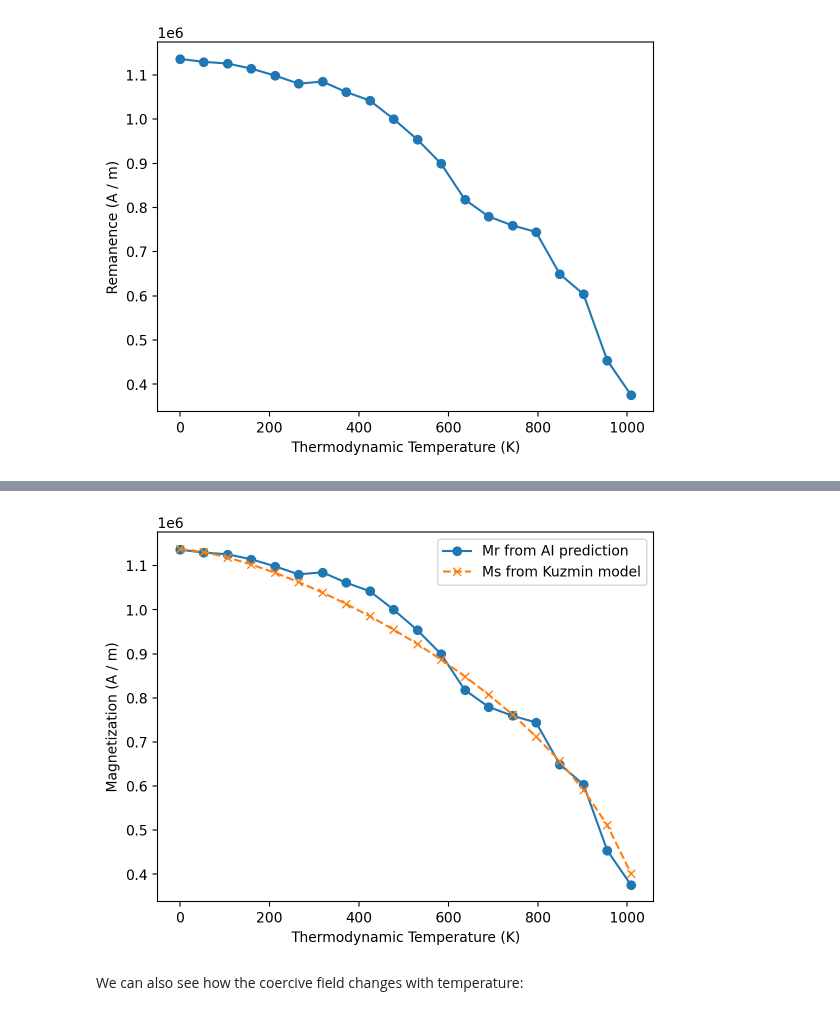
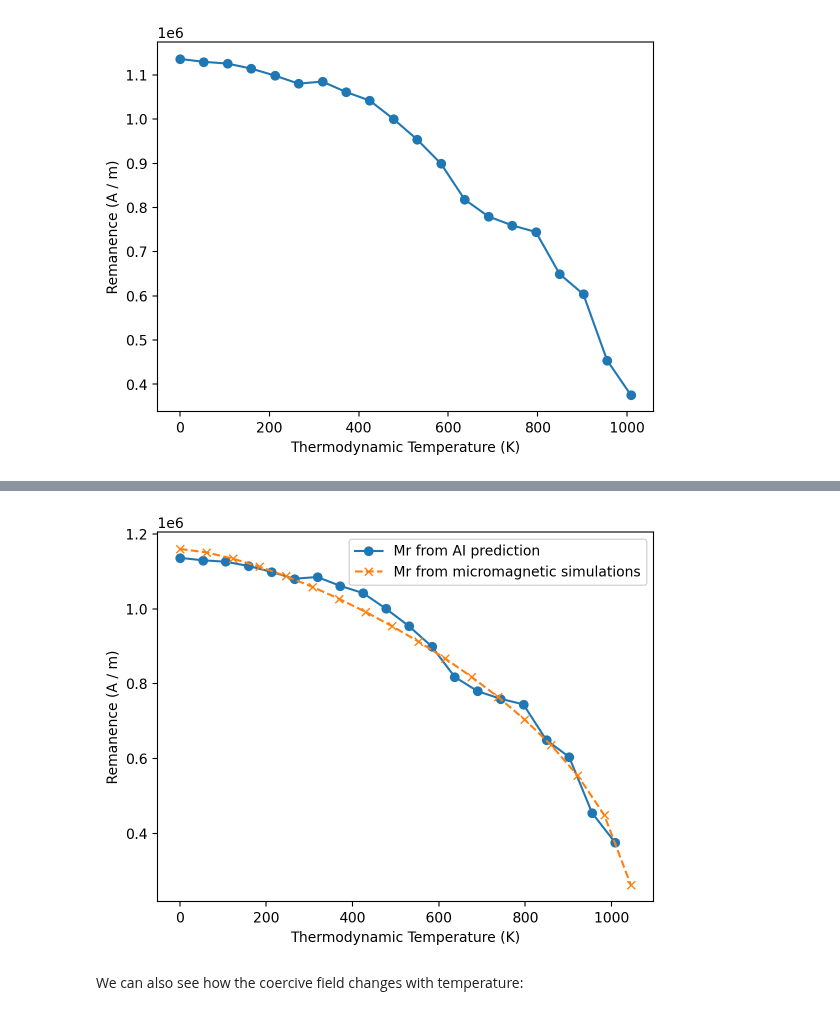
Before and after one commit to MaMMoS-project/mammos, a Jupyter notebook: examples/hard-magnet-ai-surrogate-model.ipynb, the cells around one changed output, grey strips where cells are left out. Cells and saved outputs as stored; diff of their text form; code cells hidden in the pictures.

```diff
--- a/examples/hard-magnet-ai-surrogate-model.ipynb
+++ b/examples/hard-magnet-ai-surrogate-model.ipynb
@@ -115,0 +116,3 @@ We known that the remanence Mr for hard magnets is approximately the saturation
+# %%
+properties_mumag = me.io.entities_from_file("data/hard-magnet-ai-surrogate-model/hystloop_extrinsic_properties.csv")
+properties_mumag
@@ -116,11 +137,17 @@ We known that the remanence Mr for hard magnets is approximately the saturation
 # %%
 plt.plot(T, results_ai.Mr.value, linestyle="-", marker="o", label="Mr from AI prediction")
-plt.plot(T, results_kuzmin.Ms(T).value, linestyle="--", marker="x", label="Ms from Kuzmin model")
+plt.plot(
+    properties_mumag.T.value,
+    properties_mumag.Mr.value,
+    linestyle="--",
+    marker="x",
+    label="Mr from micromagnetic simulations",
+)
 plt.xlabel(me.T().axis_label)
-plt.ylabel(me.M().axis_label)
+plt.ylabel(me.Mr().axis_label)
 plt.legend();
 # %% [output]
-[figure, old version]
+[figure, new version]
 # %% [markdown]
 We can also see how the coercive field changes with temperature:
 # %%
```
Also changed, not shown: parts of 10 cells of this notebook, 1 other file.
